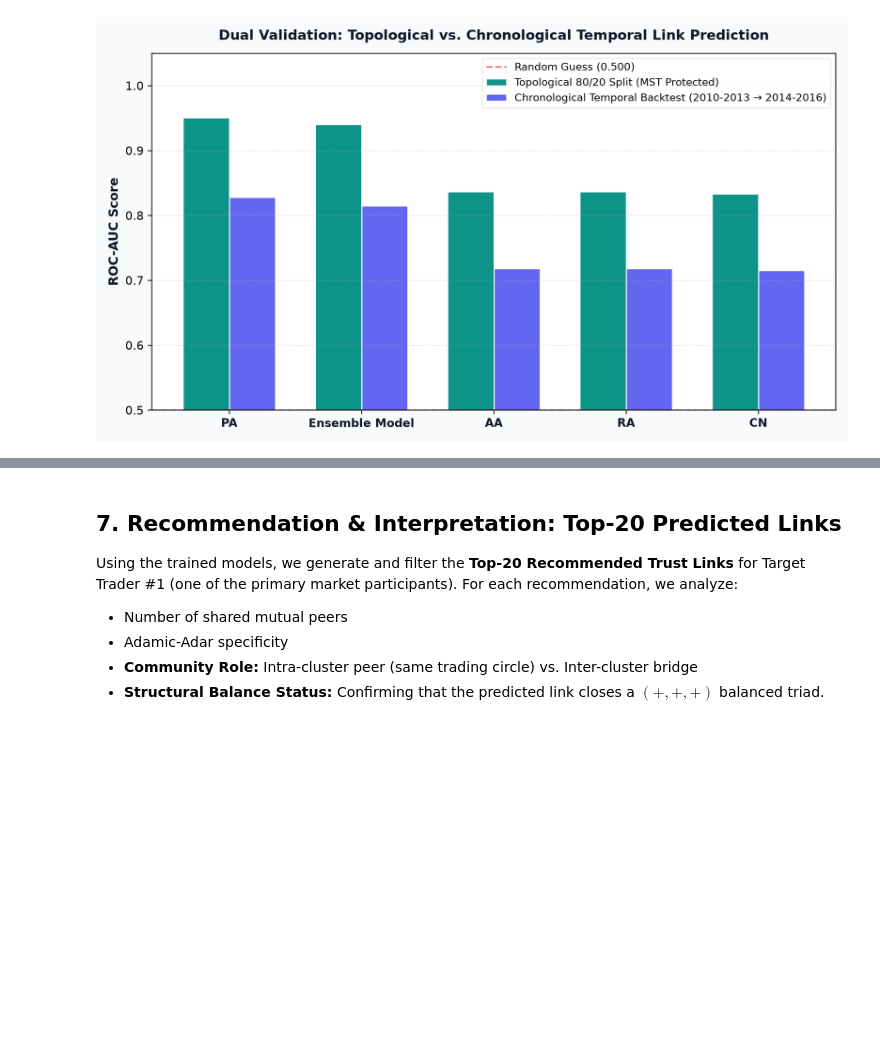
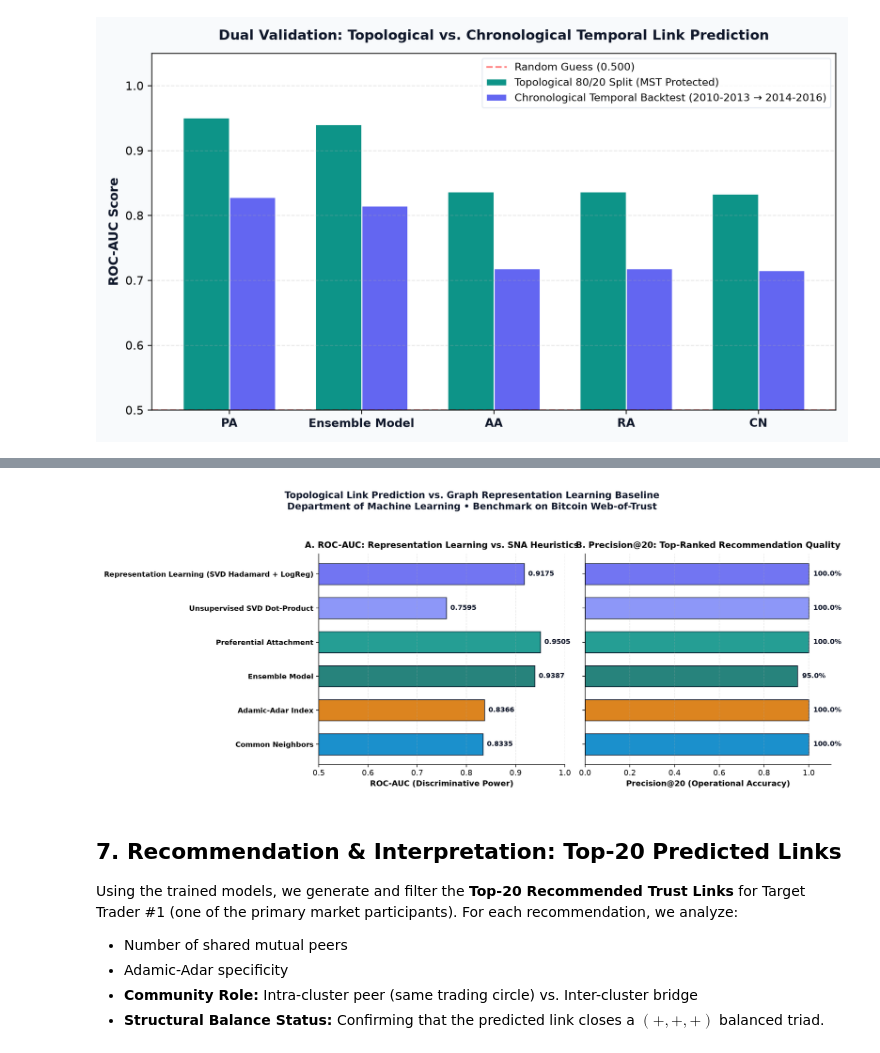
Before and after one commit to Lion4467cat/bitcoin-trust-link-prediction, a Jupyter notebook: notebooks/bitcoin_link_prediction_recommendation.ipynb, the cells around one changed output, grey strips where cells are left out. Drawn from its saved outputs; the diff is of its cells as text; code cells hidden in the pictures; blank space fills up the shorter version.

Commit message:
Implement Graph Representation Learning Baseline (SVD + LogReg) and Trust Chain Provenance Explorer

```diff
--- a/notebooks/bitcoin_link_prediction_recommendation.ipynb
+++ b/notebooks/bitcoin_link_prediction_recommendation.ipynb
@@ -221,0 +227,19 @@ display(Image(filename=str(ROOT / "visualizations" / "temporal_link_prediction_c
+# %%
+with open(ROOT / "outputs" / "representation_learning_comparison.json") as f:
+    repr_data = json.load(f)
+repr_rows = []
+for model_name, info in repr_data.items():
+    repr_rows.append({
+        "Model": model_name,
+        "Category": info["category"],
+        "ROC-AUC": info["auc"],
+        "Avg Precision": info["ap"],
+        "F1-Score": info["f1"],
+        "P@20": f"{info['p20']*100:.0f}%",
+        "Complexity": info["complexity"],
+        "Explainability": info["explainability"]
+    })
+repr_df = pd.DataFrame(repr_rows)
+display(repr_df)
+display(Image(filename=str(ROOT / "visualizations" / "topological_vs_embedding_comparison.png")))
+# %% [output]
@@ -222,3 +253,4 @@ display(Image(filename=str(ROOT / "visualizations" / "temporal_link_prediction_c
+[figure, added]
 # %% [markdown]
 ## 7. Recommendation & Interpretation: Top-20 Predicted Links
 
```
Also changed, not shown: parts of 2 cells of this notebook, 21 other files.
